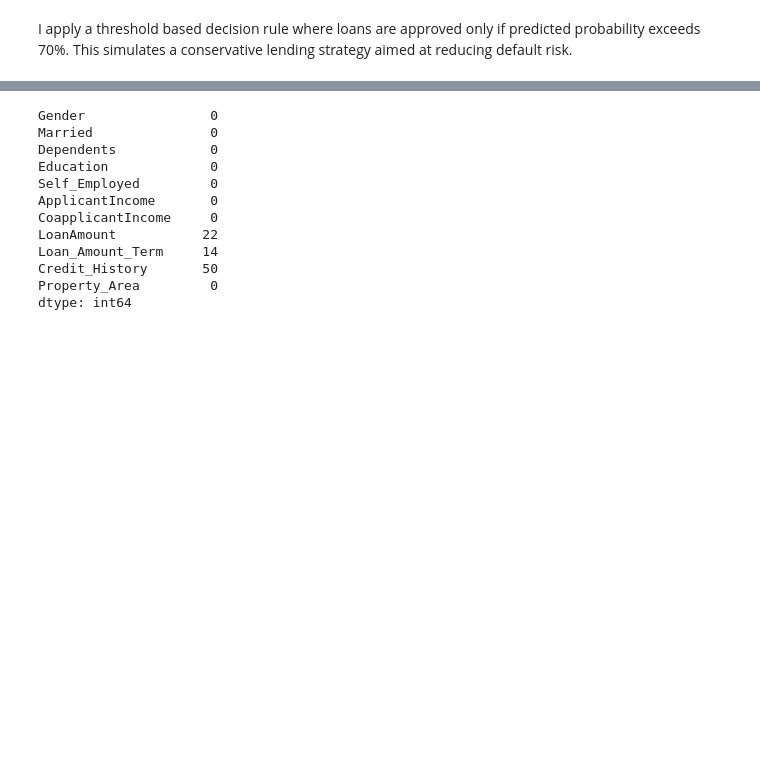
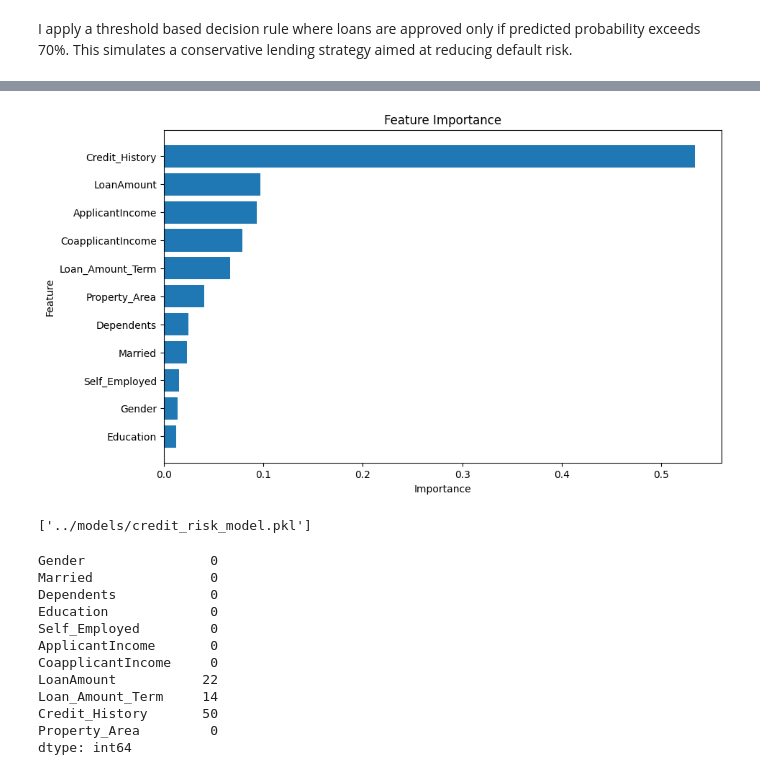
Before and after one commit to waleedissaa/credit-risk-decision-system, a Jupyter notebook: notebooks/01_data_exploration.ipynb, the cells around one changed output, grey strips where cells are left out. Cells and saved outputs as stored; diff of their text form; code cells hidden in the pictures; blank space fills up the shorter version.

```diff
--- a/notebooks/01_data_exploration.ipynb
+++ b/notebooks/01_data_exploration.ipynb
@@ -127,3 +130,20 @@ Decision Accuracy: 0.7723577235772358
  [ 6 74]]
 # %% [markdown]
 I apply a threshold based decision rule where loans are approved only if predicted probability exceeds 70%. This simulates a conservative lending strategy aimed at reducing default risk.
+# %%
+from sklearn.ensemble import RandomForestClassifier
+from sklearn.metrics import accuracy_score, confusion_matrix, classification_report
+
+rf_model = RandomForestClassifier(
+    n_estimators=200,
+    random_state=42,
+    max_depth=5
+)
+
+rf_model.fit(X_train, y_train)
+
+rf_pred = rf_model.predict(X_test)
+
+print("Random Forest Accuracy:", accuracy_score(y_test, rf_pred))
+print(confusion_matrix(y_test, rf_pred))
+print(classification_report(y_test, rf_pred))
@@ -129,0 +162,10 @@ I apply a threshold based decision rule where loans are approved only if predict
+# %%
+import pandas as pd
+import matplotlib.pyplot as plt
+
+importance = pd.DataFrame({
+    'Feature': X.columns,
+    'Importance': rf_model.feature_importances_
+}).sort_values(by='Importance', ascending=False)
+
+importance
@@ -130,3 +186,19 @@ I apply a threshold based decision rule where loans are approved only if predict
+# %%
+plt.figure(figsize=(10, 6))
+plt.barh(importance['Feature'], importance['Importance'])
+plt.xlabel("Importance")
+plt.ylabel("Feature")
+plt.title("Feature Importance")
+plt.gca().invert_yaxis()
+plt.show()
+# %% [output]
+[figure, added]
+# %%
+import joblib
+
+joblib.dump(rf_model, "../models/credit_risk_model.pkl")
+# %% [output]
+['../models/credit_risk_model.pkl']
 # %%
 # Check which columns still have missing values
 X.isnull().sum()
```
Also changed, not shown: parts of 4 cells of this notebook, 2 other files.
